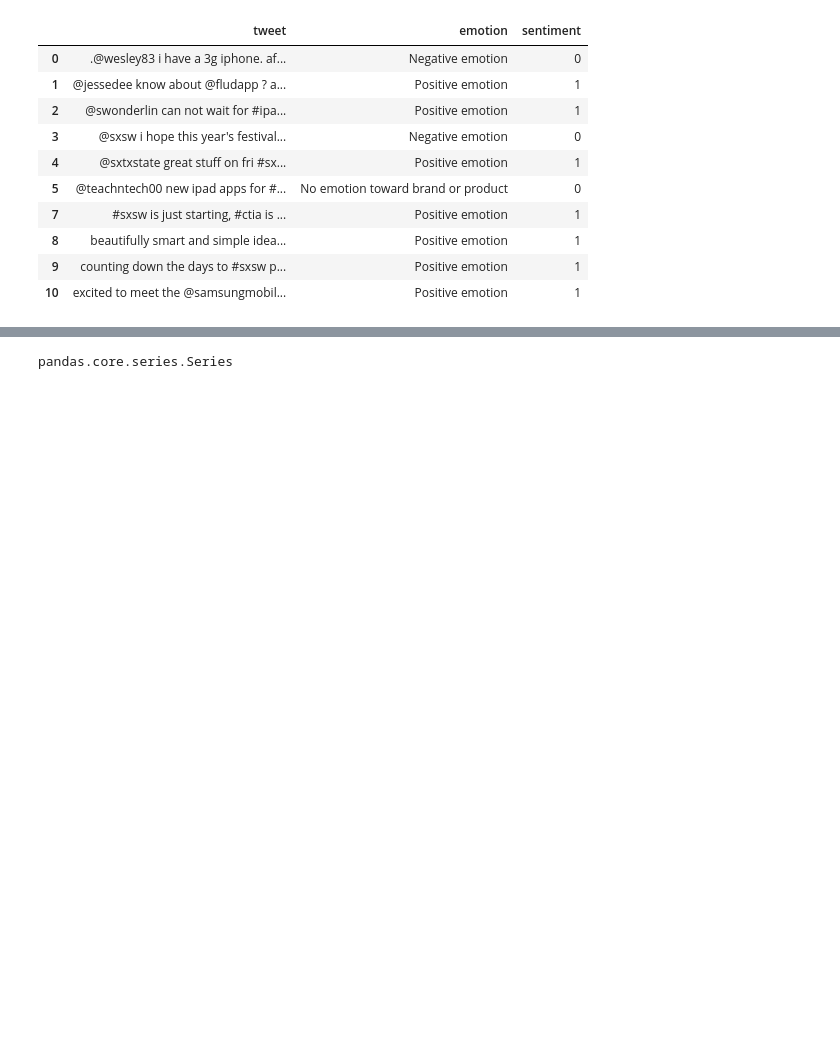
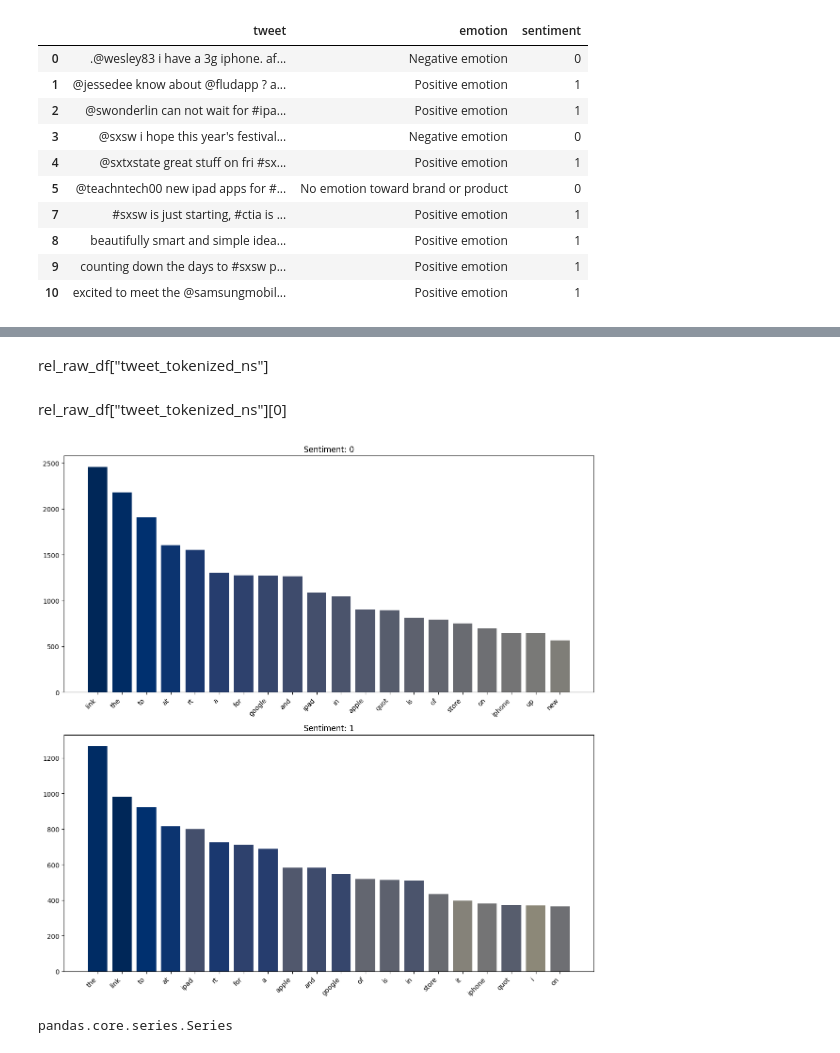
Before and after one commit to AndrewReusche/NLP_Sentiment_Analysis, a Jupyter notebook: NLP_Tweet_Analysis.ipynb, the cells around one changed output, grey strips where cells are left out. Saved outputs shown, nothing was run; the diff lists cells and outputs as text; code cells hidden in the pictures; blank space fills up the shorter version.

```diff
--- a/NLP_Tweet_Analysis.ipynb
+++ b/NLP_Tweet_Analysis.ipynb
@@ -129,2 +124,5 @@ word_tokenize('hello i am justin')
+# %%
+#9092 is a nonsensical symbolized tweet, drop it
+rel_raw_df= rel_raw_df.drop(9092)
 # %%
 #removing usernames
@@ -153,3 +167,0 @@ rel_raw_df["tweet"].apply(lambda x : ' '.join([w for w in x.split() if '#' in w]
-# %%
-#removing hashtags
-rel_raw_df["tweet"]= rel_raw_df["tweet"].apply(lambda x : ' '.join([w for w in x.split() if '#' not in w]))
@@ -269,3 +221,7 @@ rel_raw_df["tweet_tokenized_ns"][0]
+# %% [markdown]
+rel_raw_df["tweet_tokenized_ns"]
+# %% [markdown]
+rel_raw_df["tweet_tokenized_ns"][0]
 # %%
 #lemmetize the tokens
 lemmatizer = WordNetLemmatizer()
@@ -289,6 +245,41 @@ X_train, X_remain, y_train, y_remain= train_test_split(X, y,
 X_val, X_test, y_val, y_test= train_test_split(X_remain, y_remain,
                                                test_size= 0.5,
                                                random_state= 24)
+# %%
+#check out the word distrobutions in X_train for each target class
+
+from collections import Counter
+
+color_palette = sns.color_palette('cividis', n_colors=38)
+
+fig, axes = plt.subplots(nrows=2, figsize=(12, 12))
+
+plotted_words_and_colors = {}
+
+sentiment_classes = y_train.unique()
+for i, sentiment_class in enumerate(sentiment_classes):
+    sentiment_data = X_train[y_train == sentiment_class]
+    all_words_in_sentiment = [word for tokens in sentiment_data for word in tokens]
+    top_10 = Counter(all_words_in_sentiment).most_common(20)
+
+    colors = []
+
+    for word, _ in top_10:
+        if word not in plotted_words_and_colors:
+            new_color = color_palette.pop(0)
+            plotted_words_and_colors[word] = new_color
+        colors.append(plotted_words_and_colors[word])
+
+    ax = axes[i]
+    words, counts = zip(*top_10)
+    ax.bar(words, counts, color=colors)
+    ax.set_title(f'Sentiment: {sentiment_class}')
+    ax.set_xticklabels(words, rotation=45, ha='right')
+
+fig.tight_layout()
+plt.show()
+# %% [output]
+[figure, added]
 # %%
 type(X_train)
 # %% [output]
```
Also changed, not shown: parts of 33 cells of this notebook.
